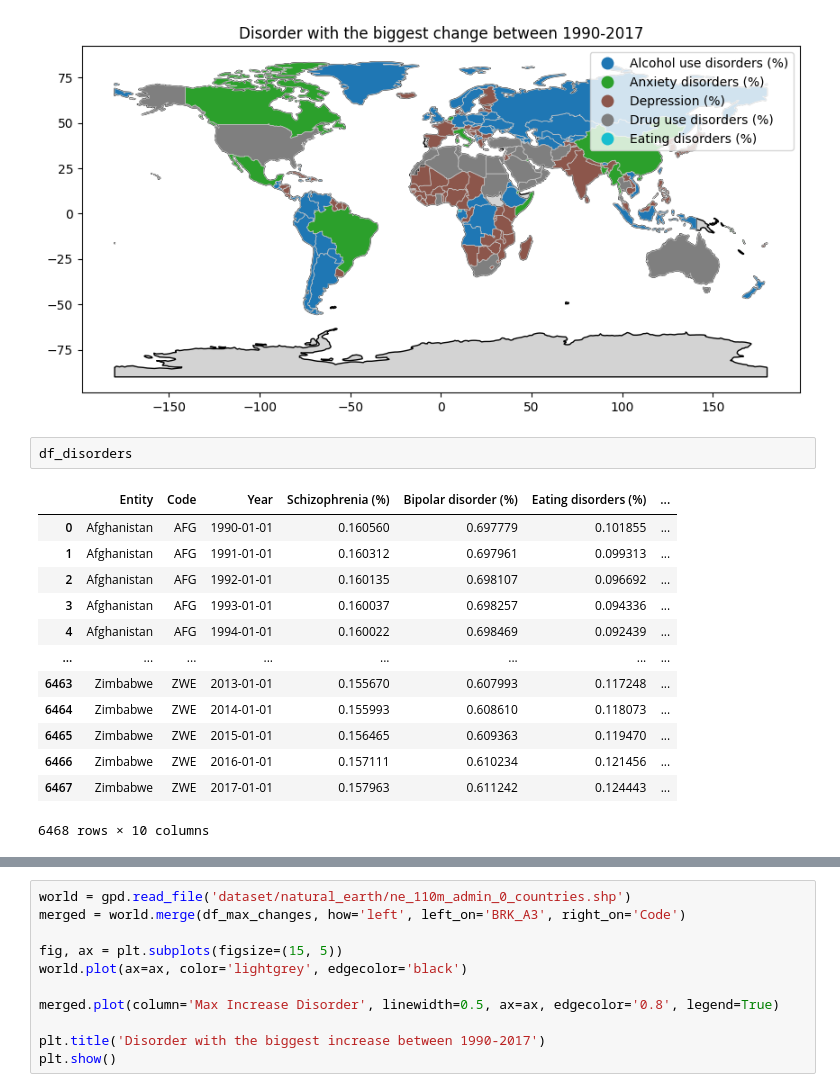
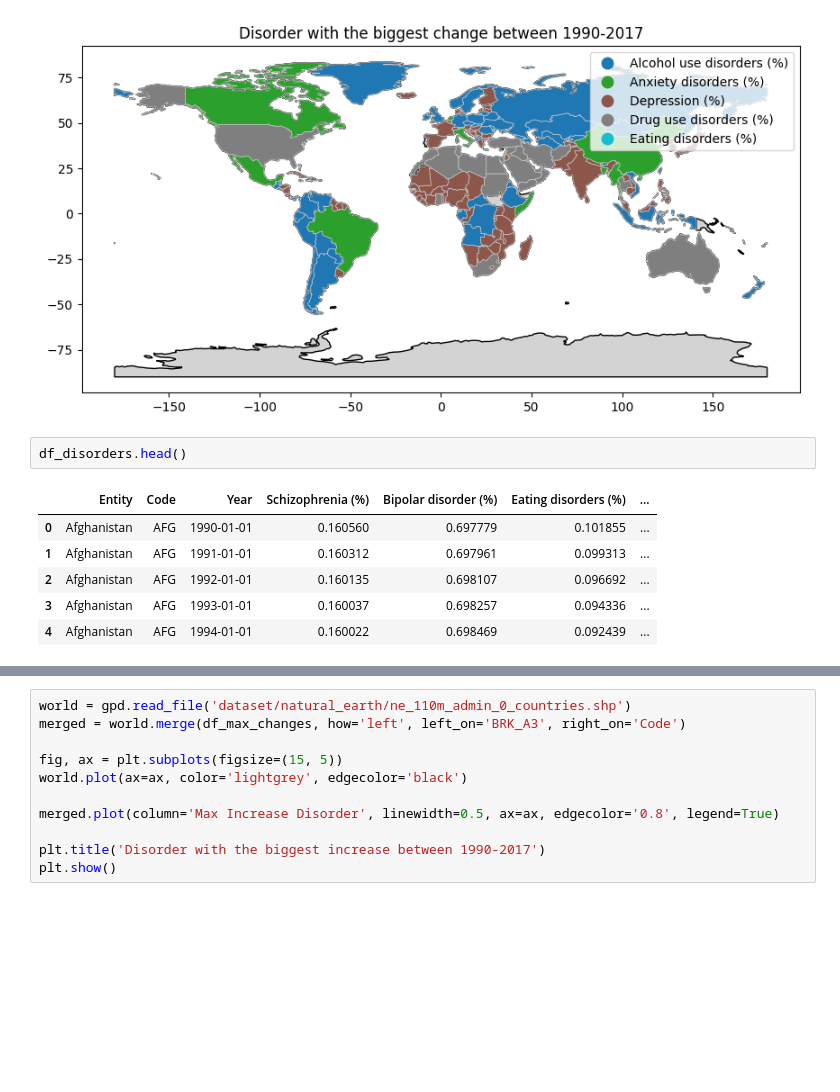
Before and after one commit to supernauth/mental_health_disorder, a Jupyter notebook: mental_health_disorder.ipynb, the cells around one changed output, grey strips where cells are left out. Cells and saved outputs as stored; diff of their text form; blank space fills up the shorter version.

```diff
--- a/mental_health_disorder.ipynb
+++ b/mental_health_disorder.ipynb
@@ -312,21 +305,14 @@ plt.show()
 # %% [output]
 [figure]
 # %%
-df_disorders
+df_disorders.head()
 # %% [output]
 |  | Entity | Code | Year | Schizophrenia (%) | Bipolar disorder (%) | Eating disorders (%) | ... |
 | 0 | Afghanistan | AFG | 1990-01-01 | 0.160560 | 0.697779 | 0.101855 | ... |
 | 1 | Afghanistan | AFG | 1991-01-01 | 0.160312 | 0.697961 | 0.099313 | ... |
 | 2 | Afghanistan | AFG | 1992-01-01 | 0.160135 | 0.698107 | 0.096692 | ... |
 | 3 | Afghanistan | AFG | 1993-01-01 | 0.160037 | 0.698257 | 0.094336 | ... |
 | 4 | Afghanistan | AFG | 1994-01-01 | 0.160022 | 0.698469 | 0.092439 | ... |
-| ... | ... | ... | ... | ... | ... | ... | ... |
-| 6463 | Zimbabwe | ZWE | 2013-01-01 | 0.155670 | 0.607993 | 0.117248 | ... |
-| 6464 | Zimbabwe | ZWE | 2014-01-01 | 0.155993 | 0.608610 | 0.118073 | ... |
-| 6465 | Zimbabwe | ZWE | 2015-01-01 | 0.156465 | 0.609363 | 0.119470 | ... |
-| 6466 | Zimbabwe | ZWE | 2016-01-01 | 0.157111 | 0.610234 | 0.121456 | ... |
-| 6467 | Zimbabwe | ZWE | 2017-01-01 | 0.157963 | 0.611242 | 0.124443 | ... |
-6468 rows × 10 columns
 # %%
 df_disorders_cleaned = df_disorders.dropna()
 
```
Also changed, not shown: parts of 10 cells of this notebook.
